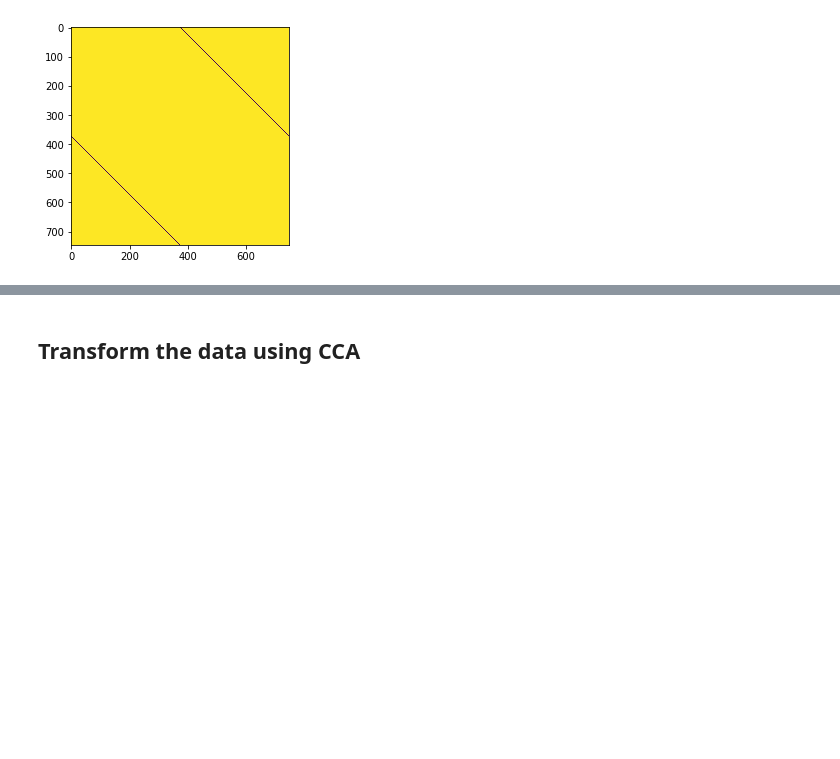
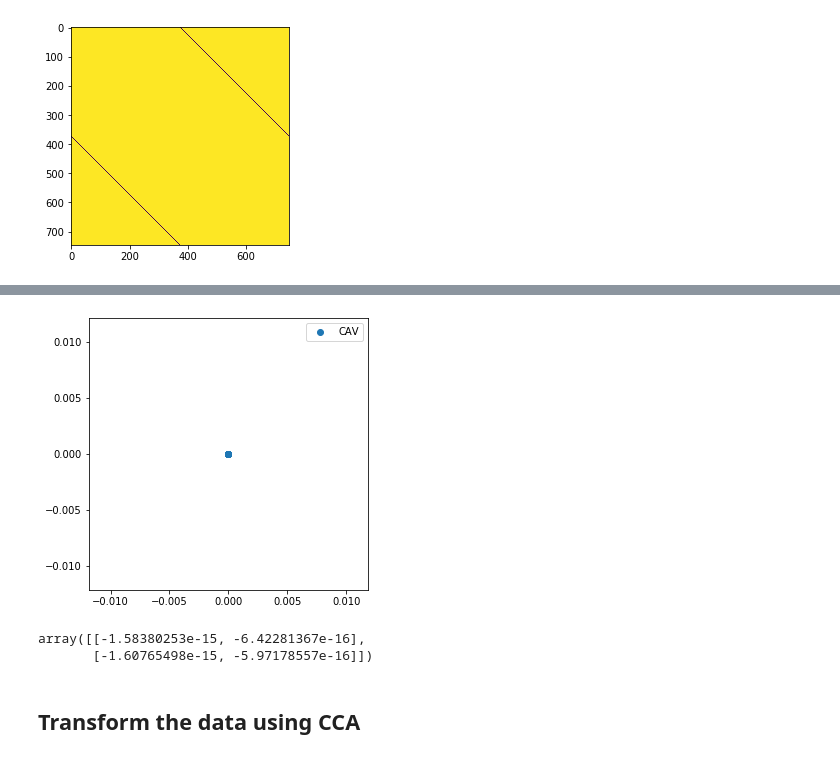
Before and after one commit to Pimmmm/Thesis-Scripts, a Jupyter notebook: p3_word_embedding.ipynb, the cells around one changed output, grey strips where cells are left out. Saved outputs shown, nothing was run; the diff lists cells and outputs as text; code cells hidden in the pictures; blank space fills up the shorter version.

```diff
--- a/p3_word_embedding.ipynb
+++ b/p3_word_embedding.ipynb
@@ -221,0 +230,3 @@ glove_kernel = eigenvecs[:, 373:]
+# %%
+cav_eigenvecs = eigenvecs_sorted[:2048, :]
+glove_eigenvecs = eigenvecs_sorted[2048:, :]
@@ -228,2 +241,21 @@ cavs_transformed = np.dot(cav_kernel, cavs_with_embedding)
+# %%
+cavs_transformed = np.dot(cav_eigenvecs[:, :2].T, cavs_norm_col)
+glove_transformed = np.dot(glove_eigenvecs[:, :2].T, glove_norm_col)
+# %%
+plt.figure(figsize=(5,5))
+plt.scatter(cavs_transformed[0,:10], cavs_transformed[1,:10], label = 'CAV')
+#plt.scatter(glove_transformed[0,:10], glove_transformed[1,:10], label = 'GloVe', alpha = 0.5)
+
+# for i, txt in enumerate(embedding_concepts[:10]):
+#     plt.annotate(str(txt), (cavs_transformed[0,:][i], cavs_transformed[1,:][i]))
+#     plt.annotate(str(txt), (glove_transformed[0,:][i], glove_transformed[1,:][i]))
+
+plt.legend()
+plt.show()
+# %% [output]
+[figure, added]
 # %%
-cavs_transformed.shape
+cavs_transformed[:,:2]
+# %% [output]
+array([[-1.58380253e-15, -6.42281367e-16],
+       [-1.60765498e-15, -5.97178557e-16]])
```
Also changed, not shown: parts of 28 cells of this notebook.
